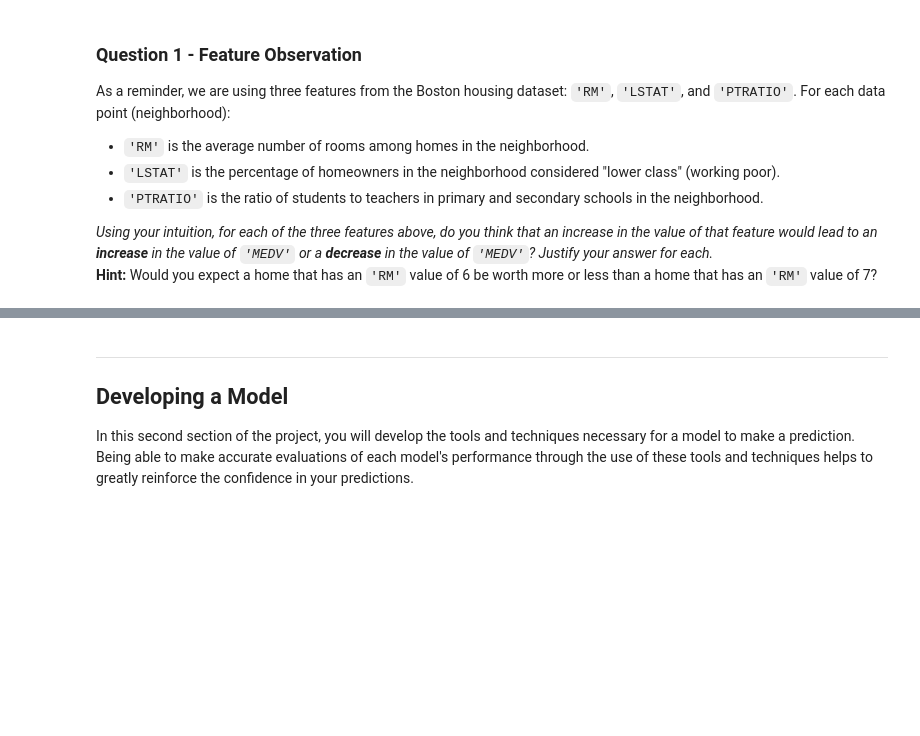
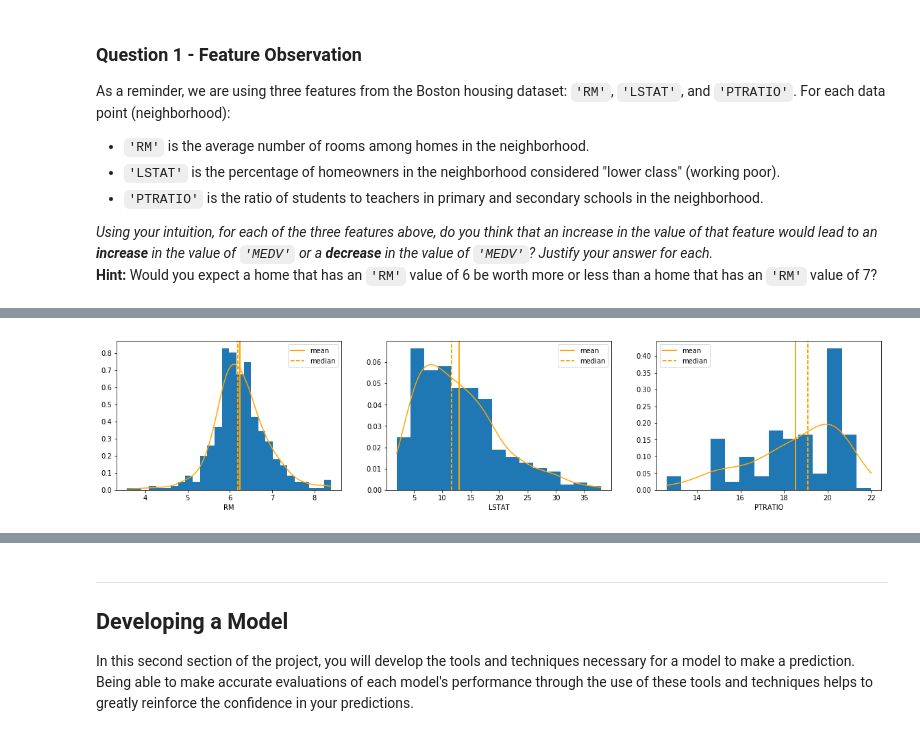
Before and after one commit to dmitrysharkov/mlnd, a Jupyter notebook: boston_housing/boston_housing.ipynb, the cells around one changed output, grey strips where cells are left out. Saved outputs shown, nothing was run; the diff lists cells and outputs as text; code cells hidden in the pictures; blank space fills up the shorter version.

```diff
--- a/boston_housing/boston_housing.ipynb
+++ b/boston_housing/boston_housing.ipynb
@@ -130,0 +135,25 @@ The vlues of corellation coeffcient on the graphs above correponds wiht my intui
+# %%
+from sklearn.neighbors import KernelDensity
+
+def plot_dist(data, label, window=20):
+  m = np.min(data)
+  M = np.max(data)
+  b = (M - m) * window / len(data)
+  plt.hist(data, bins = 'auto', normed=True)
+  plt.xlabel(label)
+  X_plot = np.linspace(m, M, 100)[:, np.newaxis]
+  kde = KernelDensity(bandwidth=b).fit(np.array(data)[:, np.newaxis])
+  log_dens = kde.score_samples(X_plot)
+  plt.plot(X_plot[:, 0], np.exp(log_dens), '-', color='orange', label='_nolegend_')
+  plt.axvline(np.mean(data), color='orange', linestyle='solid', label='mean', linewidth=2)
+  plt.axvline(np.median(data), color='orange', linestyle='dashed', label='median', linewidth=2)
+  plt.legend()
+
+windows = { 'RM': 20, 'LSTAT': 30, 'PTRATIO': 50, 'MEDV': 30 }
+
+plt.figure(figsize=(20, 4))
+for i, col in enumerate(features.columns):
+  plt.subplot(1, 3, i + 1)
+  plot_dist(features[col], col, windows[col])
+# %% [output]
+[figure, added]
```
Also changed, not shown: parts of 34 cells of this notebook, 3 other files.
